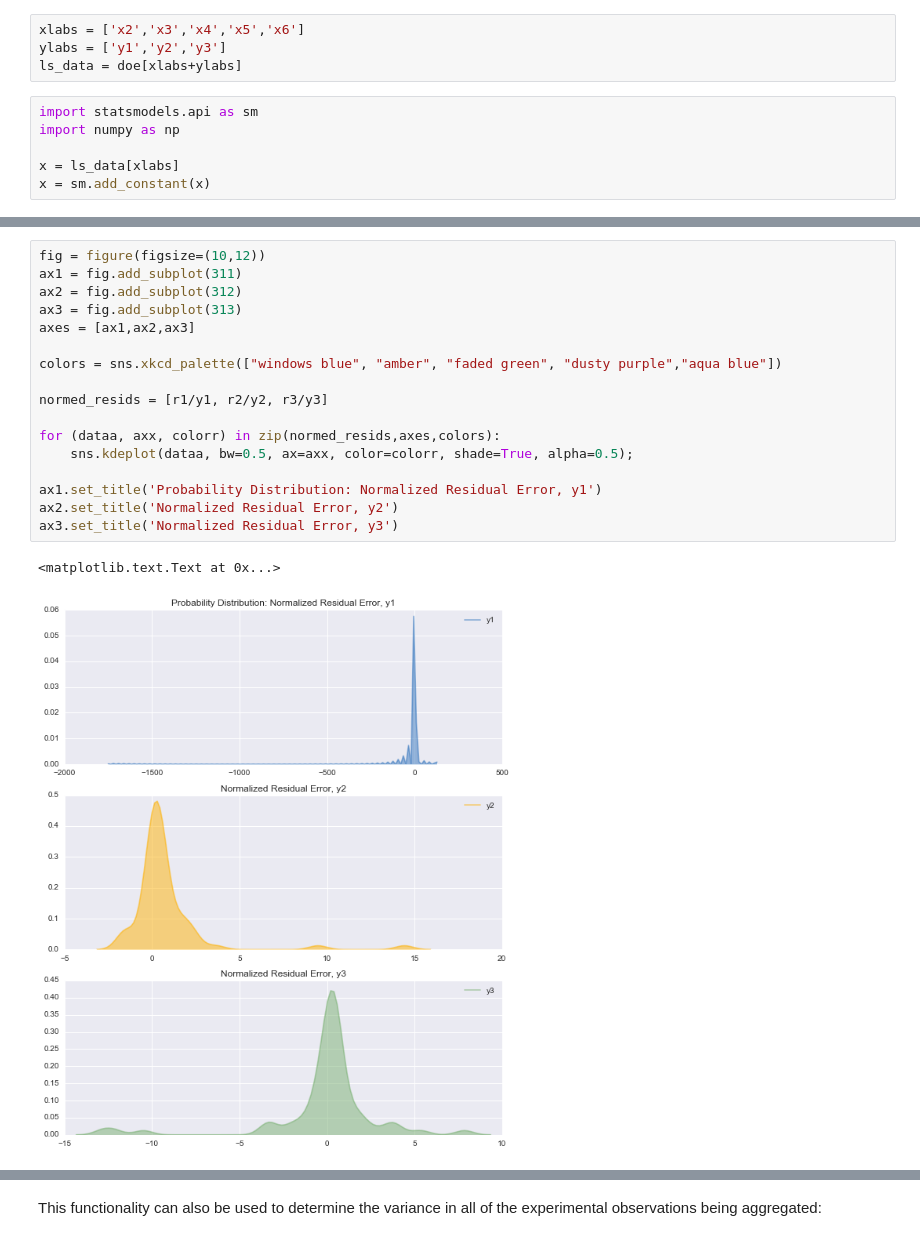
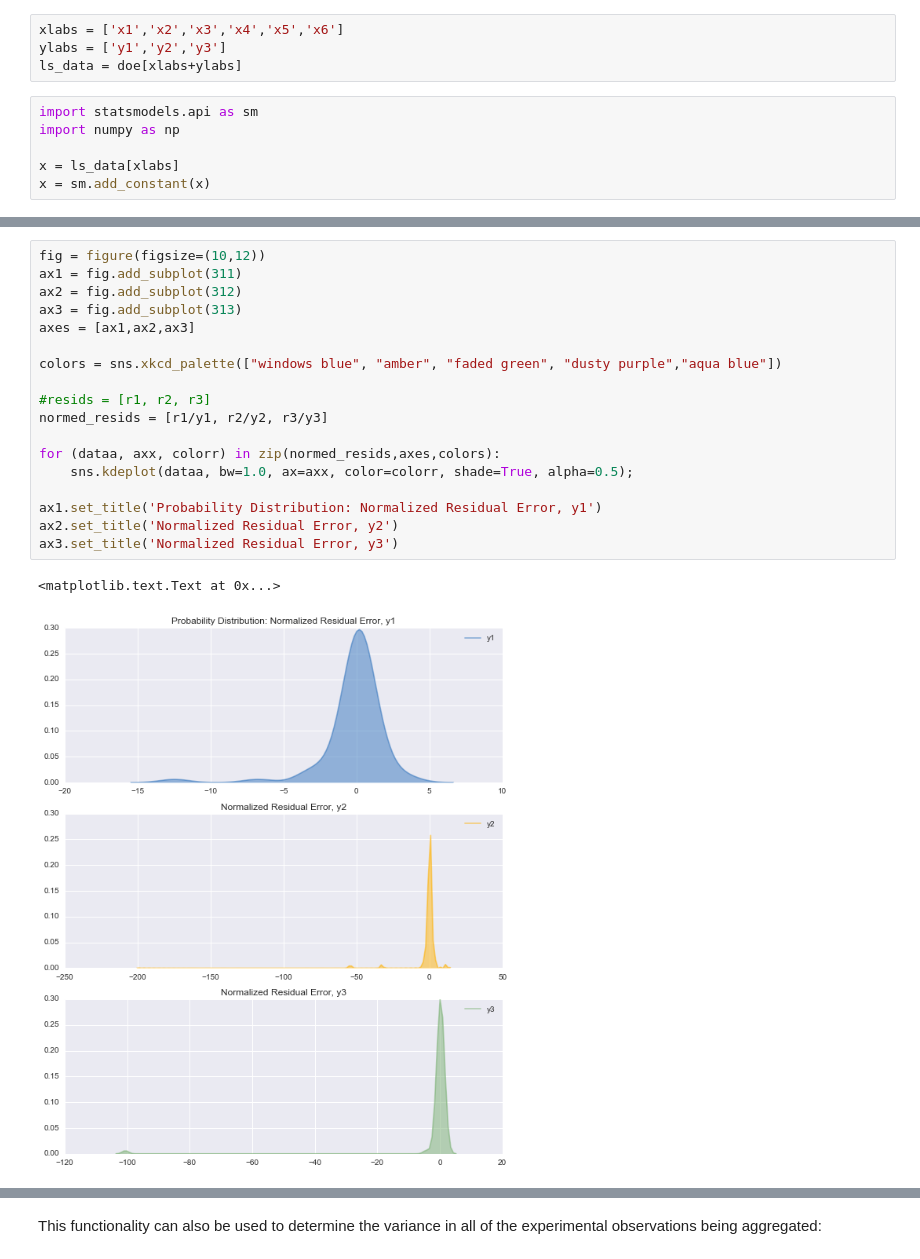
Before and after one commit to charlesreid1/empirical-model-building, a Jupyter notebook: ipython/Factorial - Two-Level Six-Factor Design.ipynb, the cells around one changed output, grey strips where cells are left out. Cells and saved outputs as stored; diff of their text form.

```diff
--- a/ipython/Factorial - Two-Level Six-Factor Design.ipynb
+++ b/ipython/Factorial - Two-Level Six-Factor Design.ipynb
@@ -253,5 +326,5 @@ Our goal is to use least squares to compute model equations for $(y_1,y_2,y_3)$
 # %%
-xlabs = ['x2','x3','x4','x5','x6']
+xlabs = ['x1','x2','x3','x4','x5','x6']
 ylabs = ['y1','y2','y3']
 ls_data = doe[xlabs+ylabs]
 # %%
@@ -384,20 +487,21 @@ Another thing we can look at is the normalized error: what are the residual erro
 # %%
 fig = figure(figsize=(10,12))
 ax1 = fig.add_subplot(311)
 ax2 = fig.add_subplot(312)
 ax3 = fig.add_subplot(313)
 axes = [ax1,ax2,ax3]
 
 colors = sns.xkcd_palette(["windows blue", "amber", "faded green", "dusty purple","aqua blue"])
 
+#resids = [r1, r2, r3]
 normed_resids = [r1/y1, r2/y2, r3/y3]
 
 for (dataa, axx, colorr) in zip(normed_resids,axes,colors):
-    sns.kdeplot(dataa, bw=0.5, ax=axx, color=colorr, shade=True, alpha=0.5);
+    sns.kdeplot(dataa, bw=1.0, ax=axx, color=colorr, shade=True, alpha=0.5);
 
 ax1.set_title('Probability Distribution: Normalized Residual Error, y1')
 ax2.set_title('Normalized Residual Error, y2')
 ax3.set_title('Normalized Residual Error, y3')
 # %% [output]
 <matplotlib.text.Text at 0x...>
-[figure, old version]
+[figure, new version]
```
Also changed, not shown: parts of 51 cells of this notebook, 2 other files.
